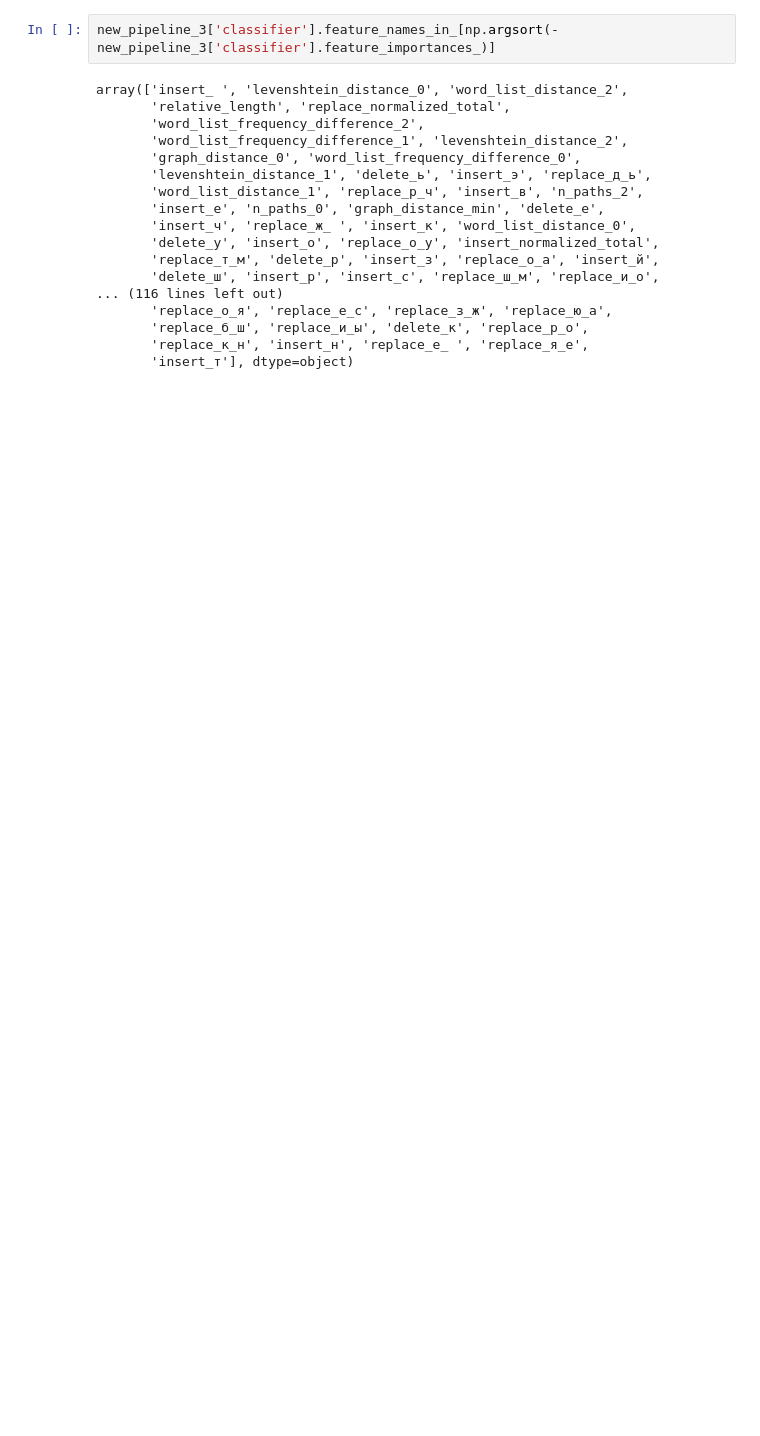
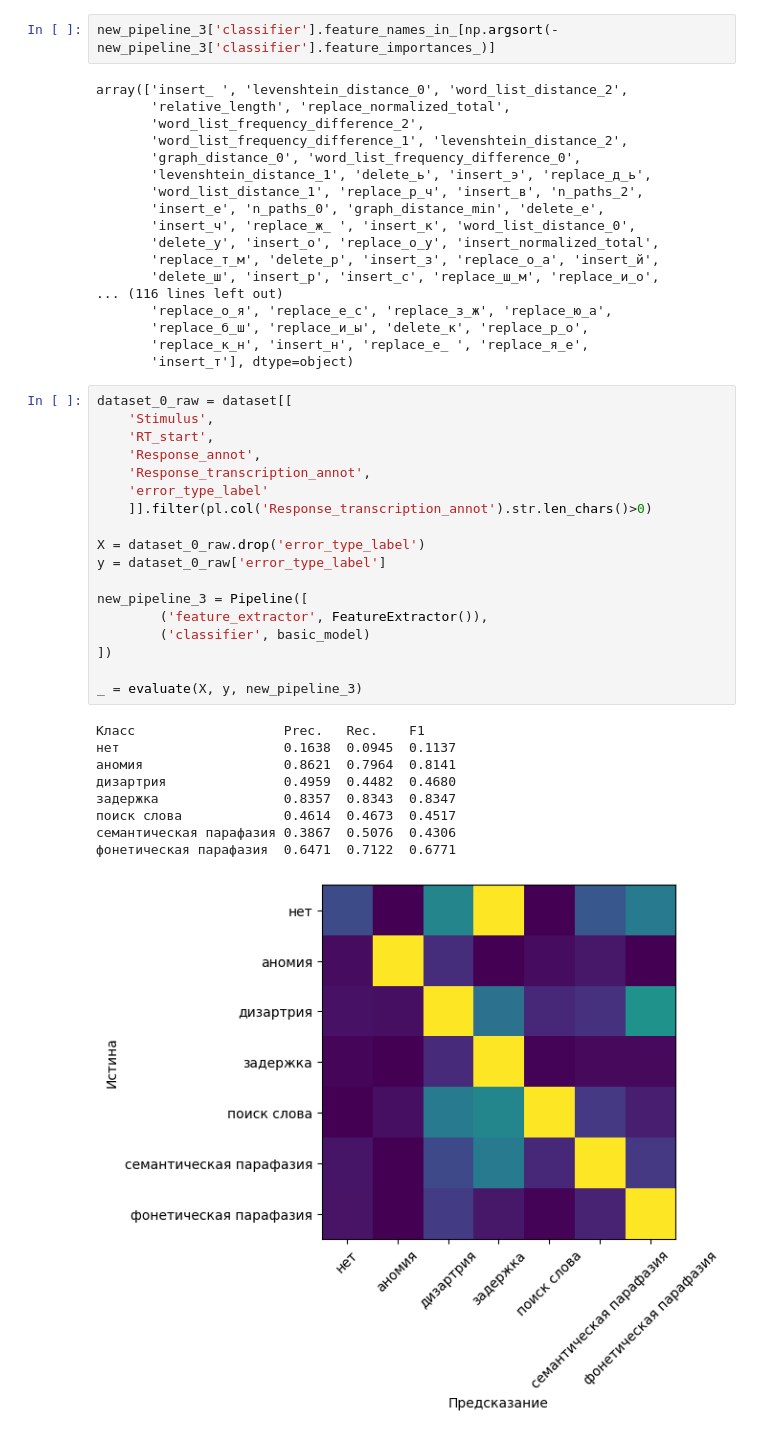
Before and after one commit to vmgorelikov/Automated-Classification-of-Language-Eloquent-Areas-in-Neurotypical-Individuals, a Jupyter notebook: notebooks/feature_extraction.ipynb, the cells around one changed output. Drawn from its saved outputs; the diff is of its cells as text; blank space fills up the shorter version.

```diff
--- a/notebooks/feature_extraction.ipynb
+++ b/notebooks/feature_extraction.ipynb
@@ -2247,3 +2247,31 @@ array(['insert_ ', 'levenshtein_distance_0', 'word_list_distance_2',
        'replace_б_ш', 'replace_и_ы', 'delete_к', 'replace_р_о',
        'replace_к_н', 'insert_н', 'replace_е_ ', 'replace_я_е',
        'insert_т'], dtype=object)
+# %%
+dataset_0_raw = dataset[[
+    'Stimulus',
+    'RT_start',
+    'Response_annot',
+    'Response_transcription_annot',
+    'error_type_label'
+    ]].filter(pl.col('Response_transcription_annot').str.len_chars()>0)
+
+X = dataset_0_raw.drop('error_type_label')
+y = dataset_0_raw['error_type_label']
+
+new_pipeline_3 = Pipeline([
+        ('feature_extractor', FeatureExtractor()),
+        ('classifier', basic_model)
+])
+
+_ = evaluate(X, y, new_pipeline_3)
+# %% [output]
+Класс                   Prec.   Rec.    F1
+нет                     0.1638  0.0945  0.1137
+аномия                  0.8621  0.7964  0.8141
+дизартрия               0.4959  0.4482  0.4680
+задержка                0.8357  0.8343  0.8347
+поиск слова             0.4614  0.4673  0.4517
+семантическая парафазия 0.3867  0.5076  0.4306
+фонетическая парафазия  0.6471  0.7122  0.6771
+[figure, added]
```
Also changed, not shown: parts of 3 cells of this notebook.
